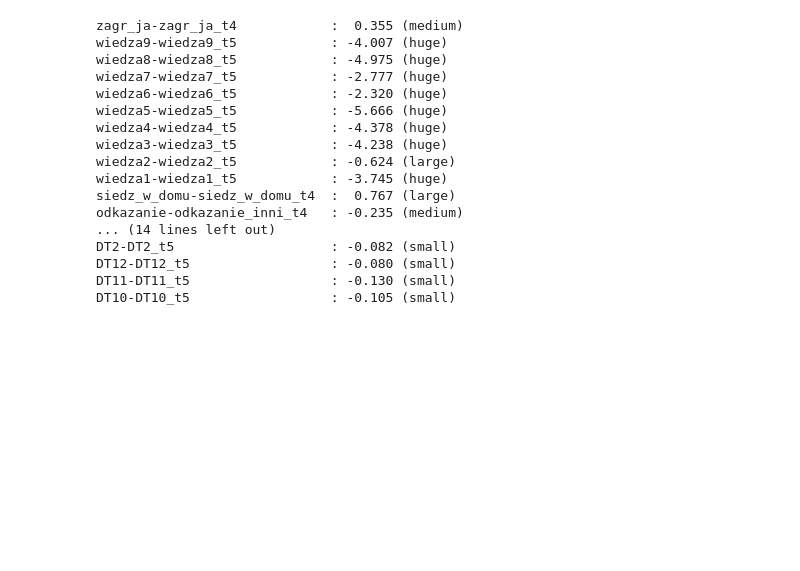
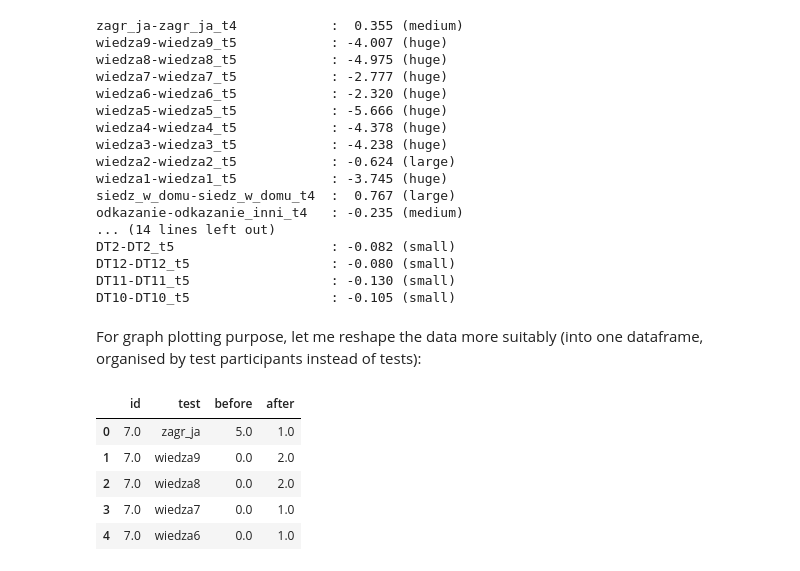
Before and after one commit to marcindahlen/covid-and-narcissism-network-analysis, a Jupyter notebook: notebook.ipynb, the cells around one changed output. Drawn from its saved outputs; the diff is of its cells as text; code cells hidden in the pictures; blank space fills up the shorter version.

```diff
--- a/notebook.ipynb
+++ b/notebook.ipynb
@@ -188,3 +190,29 @@ DT2-DT2_t5                    : -0.082 (small)
 DT12-DT12_t5                  : -0.080 (small)
 DT11-DT11_t5                  : -0.130 (small)
 DT10-DT10_t5                  : -0.105 (small)
+# %% [markdown]
+For graph plotting purpose, let me reshape the data more suitably (into one dataframe, organised by test participants instead of tests):
+# %%
+new_df_column_names = ['id', 'test', 'before', 'after']
+paired_plot_data_df = pandas.DataFrame(columns=new_df_column_names)
+paired_plot_data_list = []
+
+index = 0
+for _, row in df_original.iterrows():
+    for var_week_1, var_week_2 in varaibles_time_pairs_dict.items():
+        index += 1
+        new_row = {'id': row['Id'],
+                   'test': var_week_1,
+                   'before': row[var_week_1],
+                   'after': row[var_week_2]
+                  }
+        paired_plot_data_list.append(new_row)
+paired_plot_data_df = pandas.DataFrame.from_records(paired_plot_data_list)
+display(paired_plot_data_df.head())
+# %% [output]
+|  | id | test | before | after |
+| 0 | 7.0 | zagr_ja | 5.0 | 1.0 |
+| 1 | 7.0 | wiedza9 | 0.0 | 2.0 |
+| 2 | 7.0 | wiedza8 | 0.0 | 2.0 |
+| 3 | 7.0 | wiedza7 | 0.0 | 1.0 |
+| 4 | 7.0 | wiedza6 | 0.0 | 1.0 |
```
Also changed, not shown: parts of 3 cells of this notebook.
